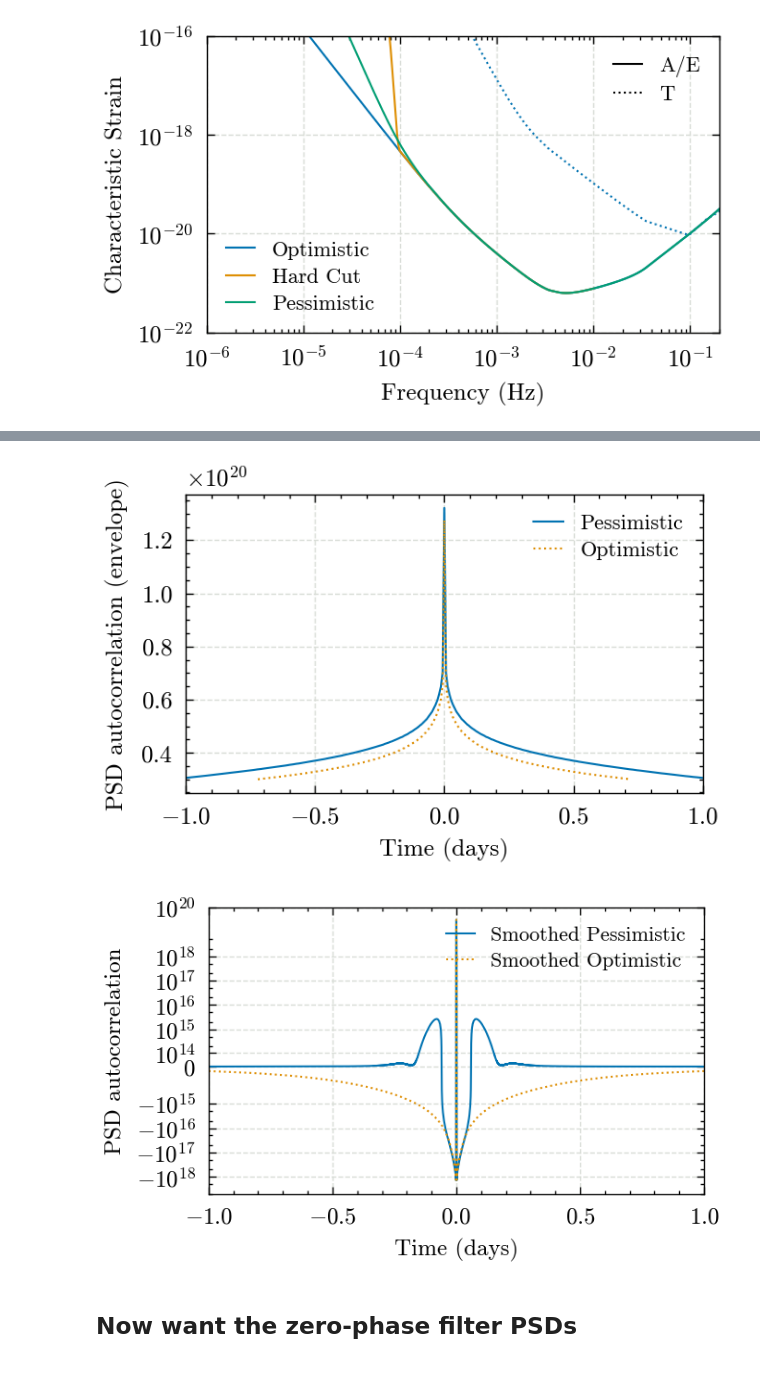
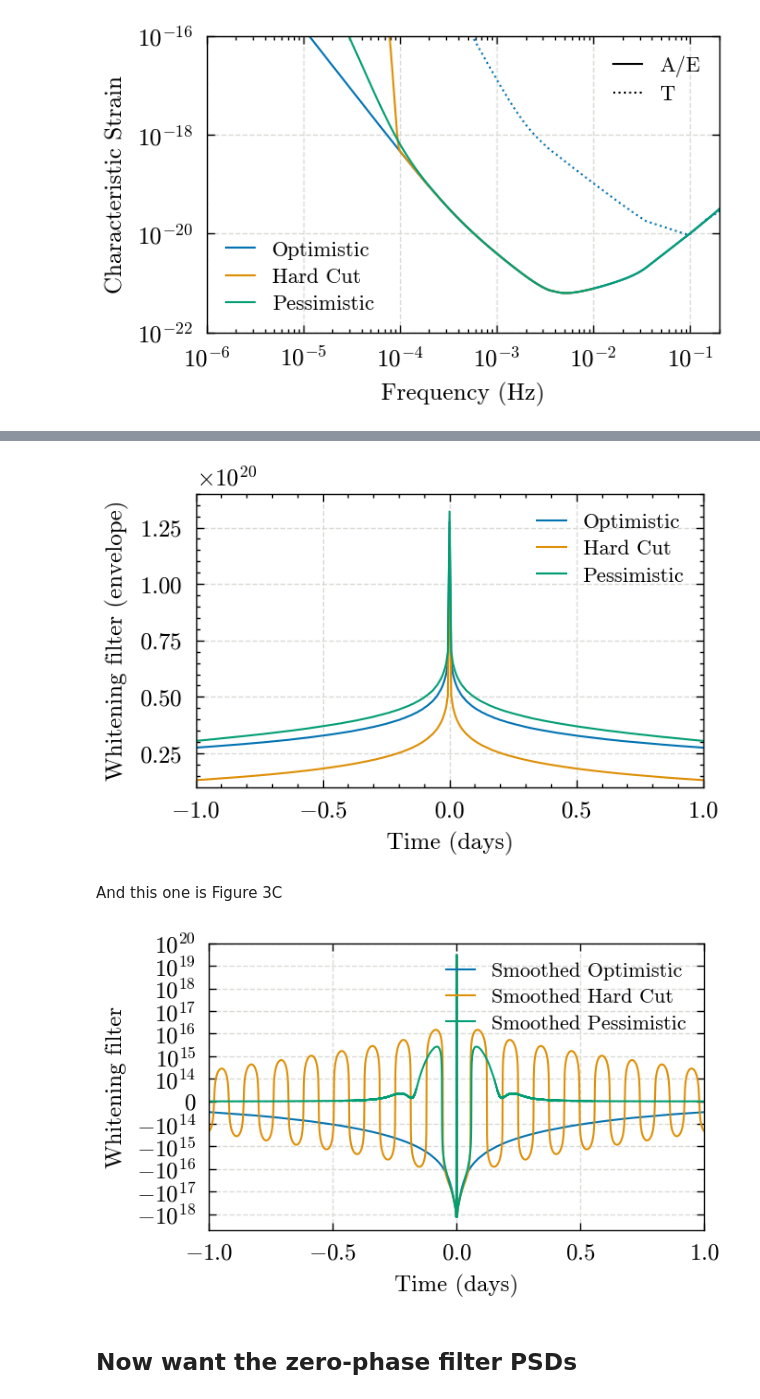
Before and after one commit to icg-gravwaves/lisa_premerger_paper, a Jupyter notebook: PSD_Files/PSD_filter_images.ipynb, the cells around one changed output, grey strips where cells are left out. Saved outputs shown, nothing was run; the diff lists cells and outputs as text; code cells hidden in the pictures.

```diff
--- a/PSD_Files/PSD_filter_images.ipynb
+++ b/PSD_Files/PSD_filter_images.ipynb
@@ -417,38 +472,62 @@ plt.grid(zorder=-100)
 # %%
+cycle = plt.rcParams['axes.prop_cycle'].by_key()['color']
+
+
 import scipy
-idxes = scipy.signal.find_peaks(bt, height=0.3E20, distance=1000)[0]
+idxes = scipy.signal.find_peaks(at, height=0.1E20, distance=1000)[0]
+plt.plot(at.sample_times[idxes]/86400., (at)[idxes], label='Optimistic')
+idxes = scipy.signal.find_peaks(inv_cutpsdt, height=0.1E20, distance=1000)[0]
+plt.plot(inv_cutpsdt.sample_times[idxes]/86400., (inv_cutpsdt)[idxes], label='Hard Cut')
+idxes = scipy.signal.find_peaks(bt, height=0.1E20, distance=1000)[0]
 plt.plot(bt.sample_times[idxes]/86400., (bt)[idxes], label='Pessimistic')
-idxes = scipy.signal.find_peaks(at, height=0.3E20, distance=1000)[0]
-plt.plot(at.sample_times[idxes]/86400., (at)[idxes], ':', label='Optimistic')
+
 
 plt.xlim(-1,1)
+plt.ylim(0.1E20,1.4E20)
 plt.legend(loc='upper right')
 plt.xlabel('Time (days)')
-plt.ylabel('PSD autocorrelation (envelope)')
+plt.ylabel('Whitening filter (envelope)')
 plt.grid(zorder=-100)
+#plt.savefig('Figure3a.pdf')
 # %% [output]
-[figure, old version]
+[figure, new version]
+# %% [markdown]
+And this one is Figure 3C
 # %%
+plt.plot(
+    a1t.sample_times/86400,
+    a1t,
+    label='Smoothed Optimistic'
+)
+plt.plot(
+    inv_cutpsdct.sample_times/86400,
+    inv_cutpsdct,
+    label='Smoothed Hard Cut'
+)
+
 plt.plot(
     b1t.sample_times/86400,
     b1t,
     label='Smoothed Pessimistic'
 )
-plt.plot(
-    a1t.sample_times/86400,
-    a1t,
-    linestyle=':',
-    label='Smoothed Optimistic'
-)
 plt.legend(loc='upper right')
-plt.yscale('asinh', linear_width=6E13)
+plt.yscale('asinh', linear_width=2E13)
 plt.ylim(-0.5E19,1E20)
 plt.xlim(-1,1)
 plt.xlabel('Time (days)')
-plt.ylabel('PSD autocorrelation')
+plt.ylabel('Whitening filter')
+major_ticks = [-1E18, -1E17, -1E16, -1E15, -1E14, 0, 1E14, 1E15,
+               1E16, 1E17, 1E18, 1E19, 1E20]
+major_tick_labels = ["$-10^{18}$", "$-10^{17}$", "$-10^{16}$", "$-10^{15}$", "$-10^{14}$", "0", "$10^{14}$",
+               "$10^{15}$", "$10^{16}$", "$10^{17}$", "$10^{18}$", "$10^{19}$", "$10^{20}$"]
+plt.yticks(major_ticks, labels=major_tick_labels)  # Adjust labels as needed
+plt.minorticks_off()
+#plt.yticks(minor_ticks, minor=True)
 plt.grid(zorder=-100)
+
+#plt.savefig('Figure3c.pdf')
 # %% [output]
-[figure, old version]
+[figure, new version]
 # %% [markdown]
 ## Now want the zero-phase filter PSDs
 # %%
```
Also changed, not shown: parts of 24 cells of this notebook, 1 other file.
